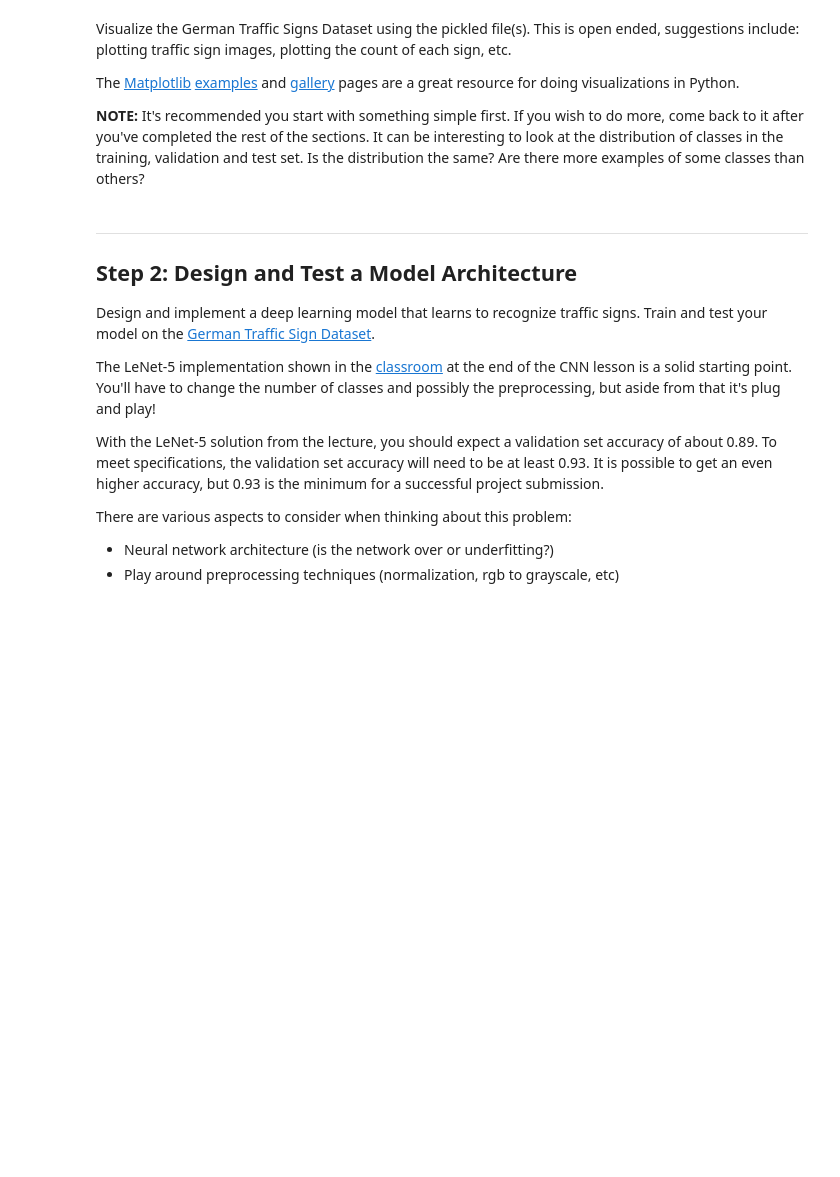
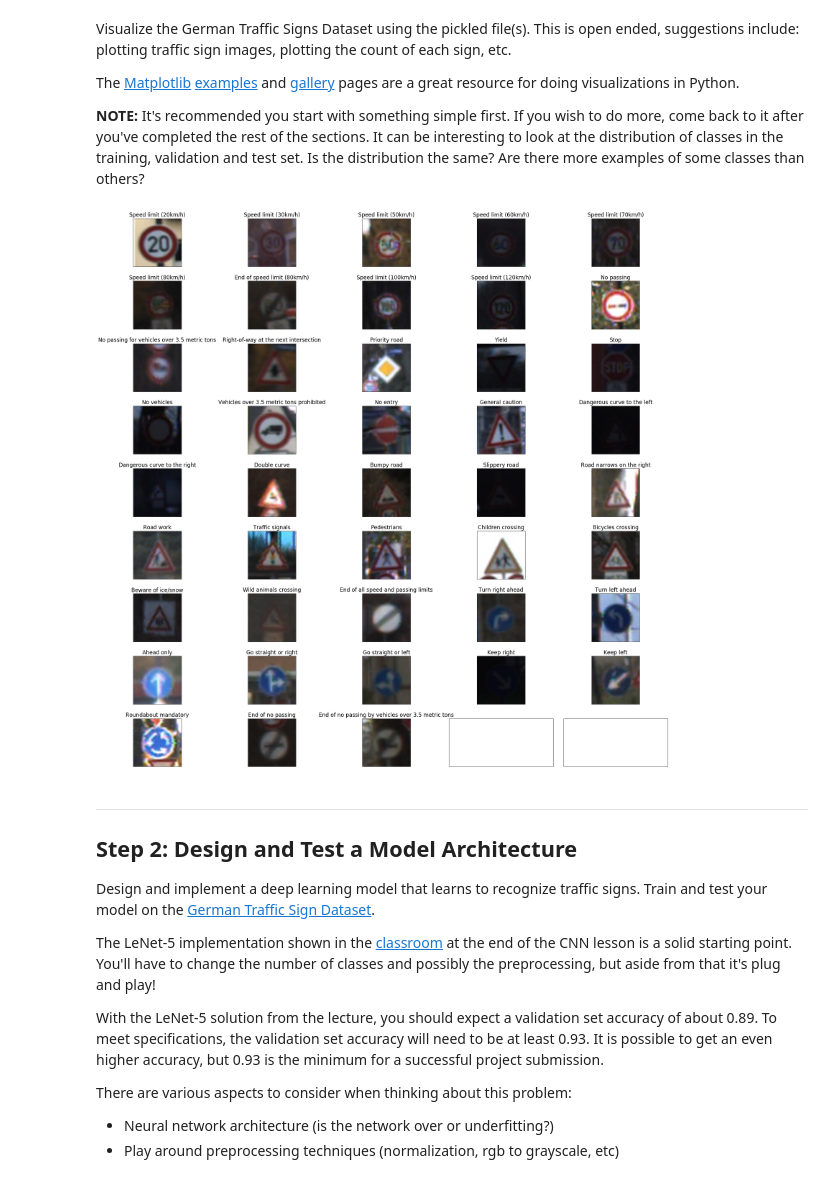
Before and after one commit to asadziach/CarND-Traffic-Sign-Classifier-Project, a Jupyter notebook: Traffic_Sign_Classifier.ipynb, the cells around one changed output. Saved outputs shown, nothing was run; the diff lists cells and outputs as text; code cells hidden in the pictures; blank space fills up the shorter version.

Commit message:
Added basic visualization.

```diff
--- a/Traffic_Sign_Classifier.ipynb
+++ b/Traffic_Sign_Classifier.ipynb
@@ -103,3 +93,31 @@ print(y_train[index])
+# %%
+import csv
+
+with open('signnames.csv', mode='rt') as file:
+    file.readline()   # discard header
+    sign_names = { int(r[0]) : r[1] for r in csv.reader(file) }
+# %%
+import matplotlib.pyplot as plt
+import numpy as np
+%matplotlib inline
+
+classes, indices = np.unique(y_train, return_index=True)
+
+columns = 5
+rows = int(n_classes/columns)+1
+
+fig, axes = plt.subplots(rows, columns, figsize=(32, 32),
+                         subplot_kw={'xticks': [], 'yticks': []})
+
+fig.subplots_adjust(hspace=0.3, wspace=0.10)
+
+for ax, i in zip(axes.flat, indices):
+    ax.imshow(X_train[i], interpolation='lanczos', cmap='viridis')
+    ax.set_title(sign_names[y_train[i]], fontsize=17)
+
+plt.show()
+# %% [output]
+[figure, added]
 # %% [markdown]
 ----
 
```
Also changed, not shown: parts of 2 cells of this notebook.
